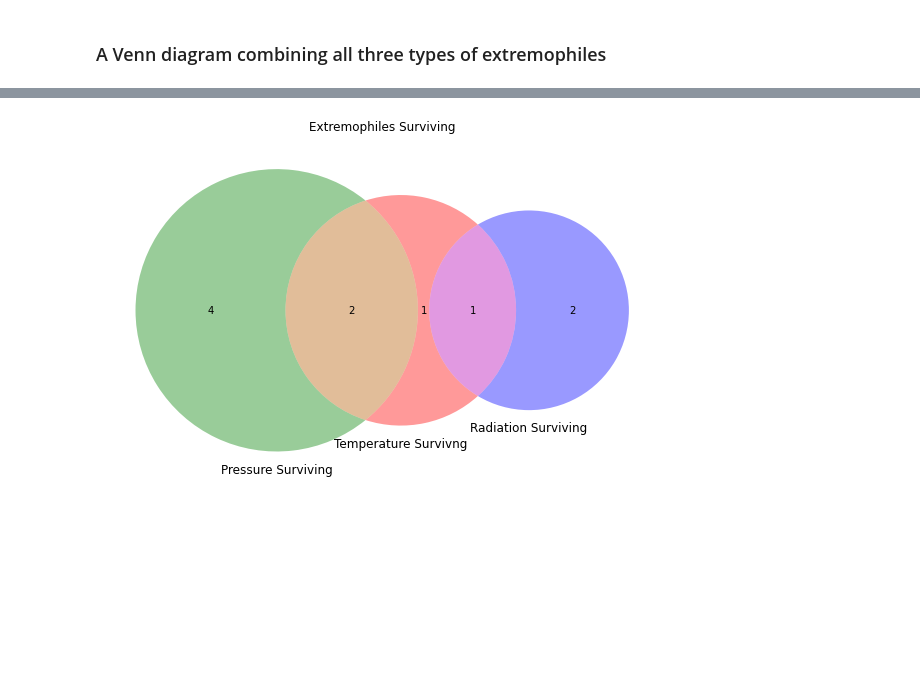
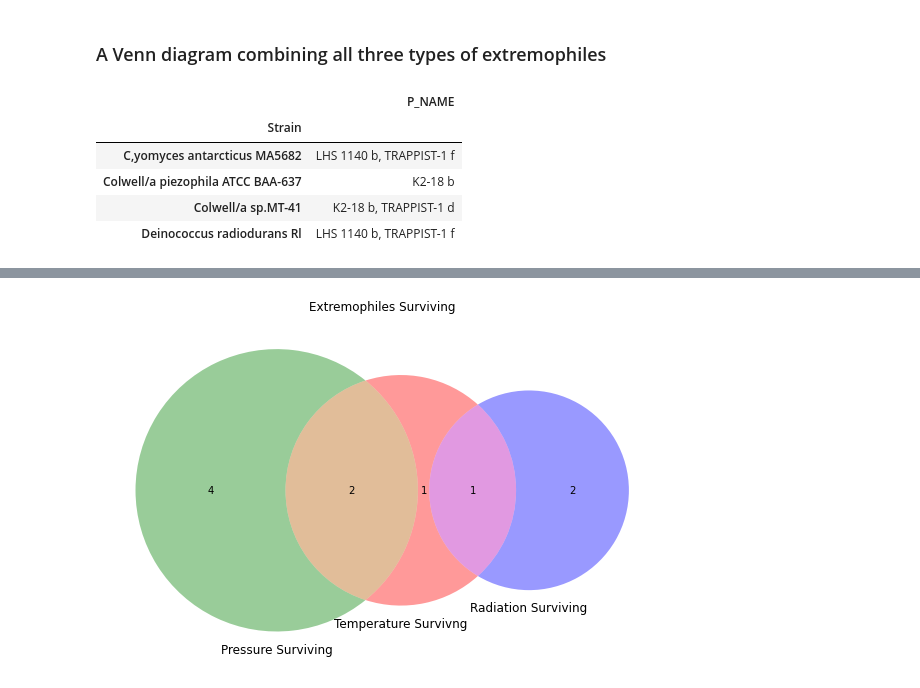
Before and after one commit to Saahil87/2021Fall_finals, a Jupyter notebook: visualizations.ipynb, the cells around one changed output, grey strips where cells are left out. Cells and saved outputs as stored; diff of their text form; code cells hidden in the pictures; blank space fills up the shorter version.

```diff
--- a/visualizations.ipynb
+++ b/visualizations.ipynb
@@ -250,3 +250,13 @@ plt.show()
 [figure]
 # %% [markdown]
 ### A Venn diagram combining all three types of extremophiles
+# %%
+temperature_surviving_extremophiles = temperature_surviving_extremophiles.groupby('Strain').agg({'P_NAME': lambda x: ', '.join(x)})
+temperature_surviving_extremophiles
+# %% [output]
+|  | P_NAME |
+| Strain |  |
+| C,yomyces antarcticus MA5682 | LHS 1140 b, TRAPPIST-1 f |
+| Colwell/a piezophila ATCC BAA-637 | K2-18 b |
+| Colwell/a sp.MT-41 | K2-18 b, TRAPPIST-1 d |
+| Deinococcus radiodurans Rl | LHS 1140 b, TRAPPIST-1 f |
```
Also changed, not shown: parts of 3 cells of this notebook.
